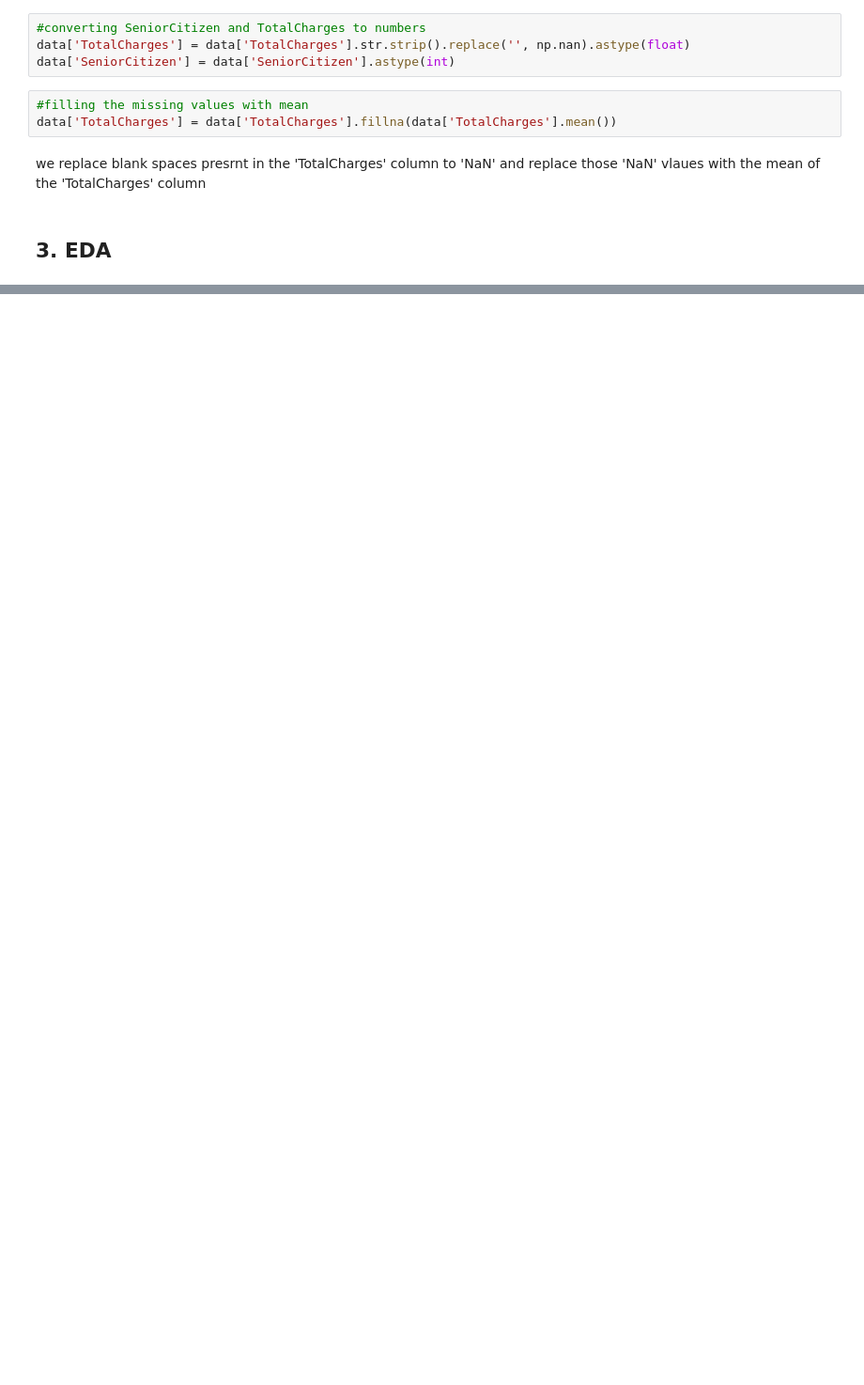
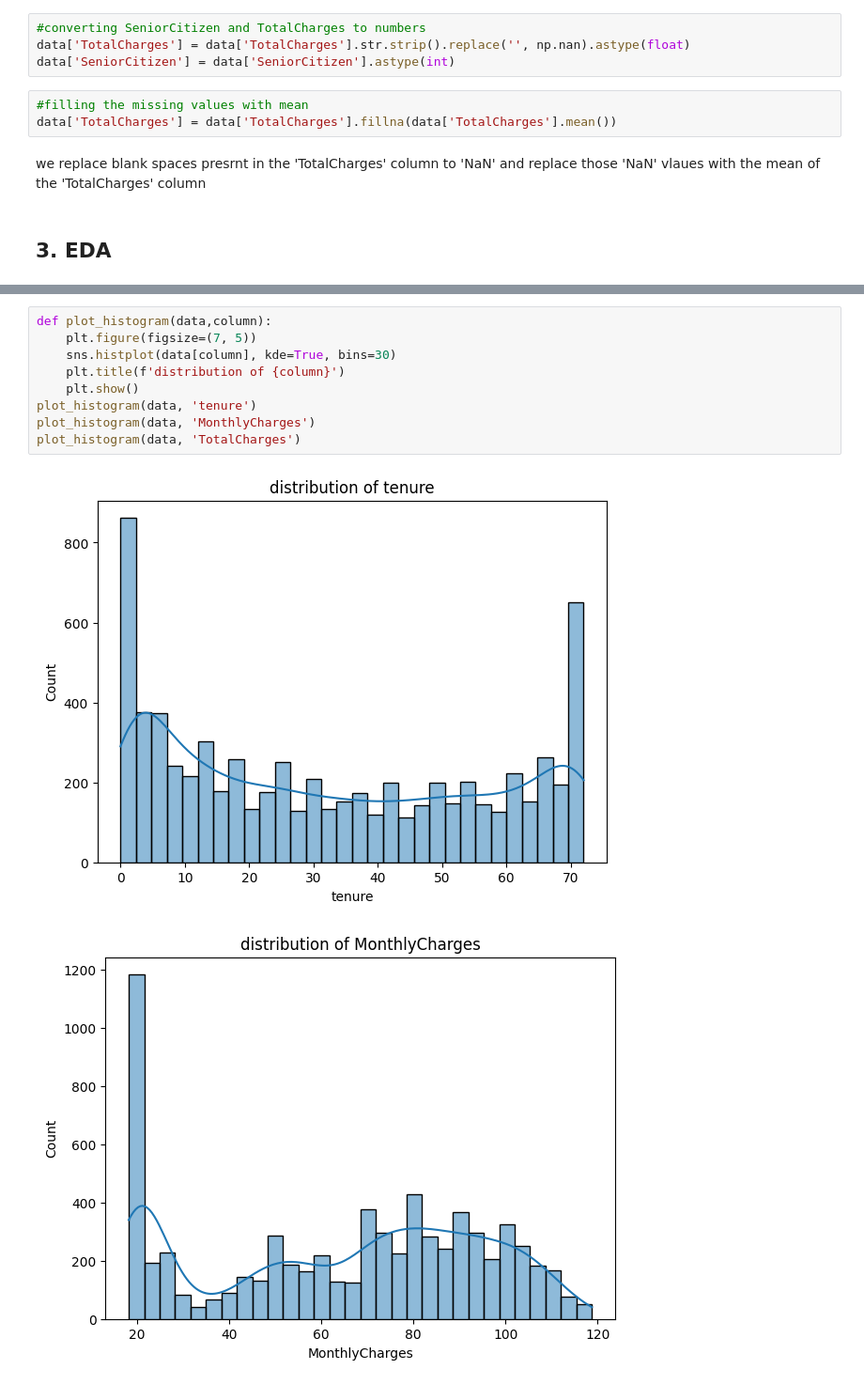
Before and after one commit to MayukhBaruah19/Customer-churn-prediction, a Jupyter notebook: Notebook/EDA.ipynb, the cells around one changed output, grey strips where cells are left out. Shown: that part at 94% size. Drawn from its saved outputs; the diff is of its cells as text; blank space fills up the shorter version.

```diff
--- a/Notebook/EDA.ipynb
+++ b/Notebook/EDA.ipynb
@@ -91,0 +122,12 @@ we replace blank spaces presrnt in the 'TotalCharges' column to 'NaN' and replac
+# %%
+def plot_histogram(data,column):
+    plt.figure(figsize=(7, 5))
+    sns.histplot(data[column], kde=True, bins=30)
+    plt.title(f'distribution of {column}')
+    plt.show()
+plot_histogram(data, 'tenure')
+plot_histogram(data, 'MonthlyCharges')
+plot_histogram(data, 'TotalCharges')
+# %% [output]
+[figure, added]
+[figure, added]
```
Also changed, not shown: parts of 12 cells of this notebook.
